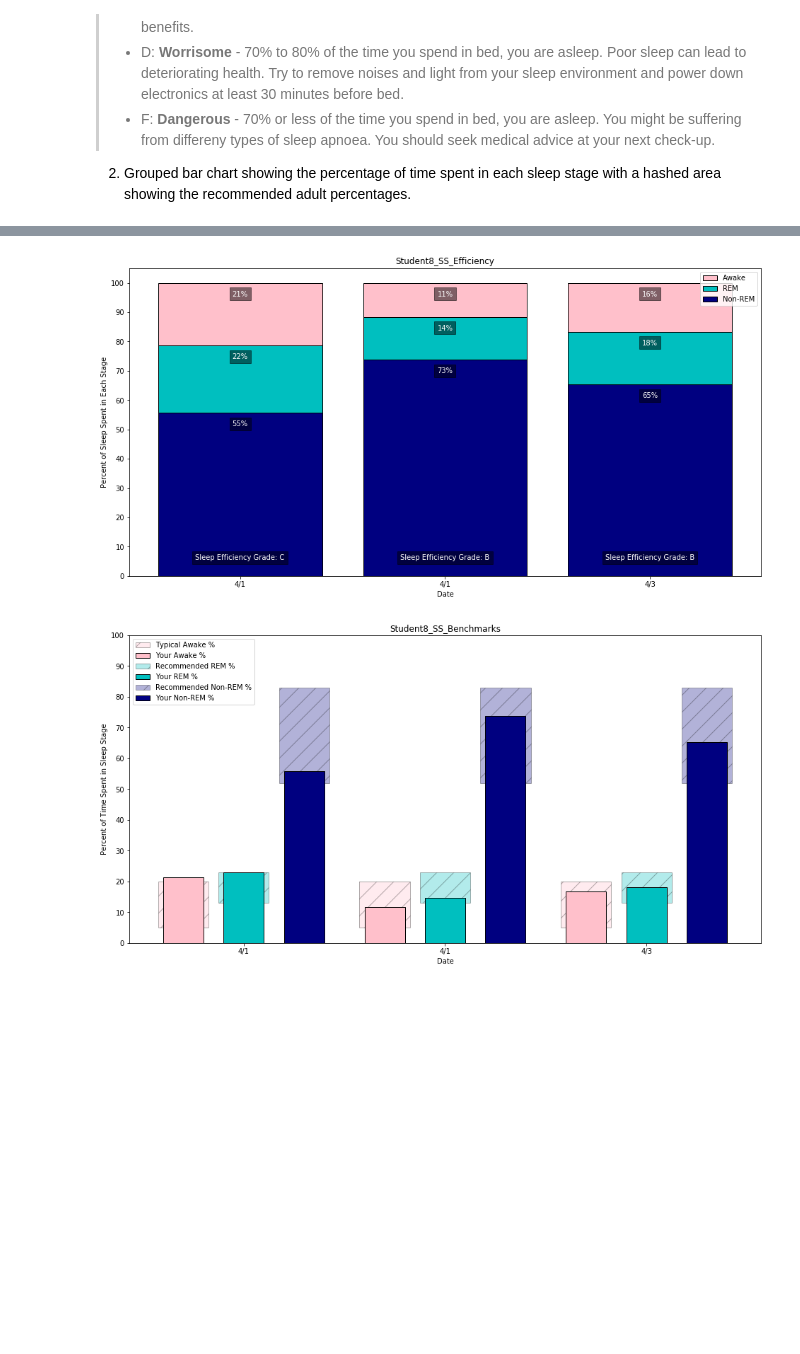
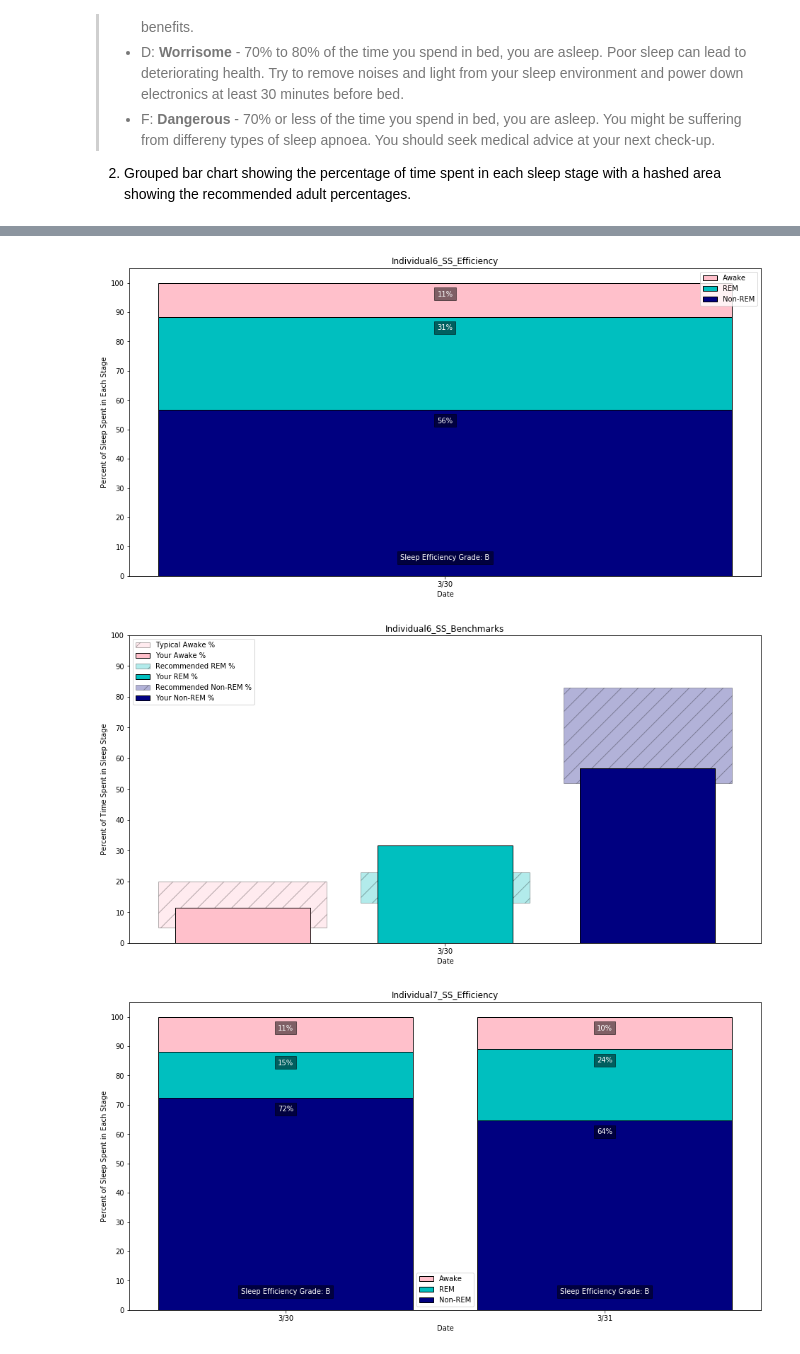
Before and after one commit to ccraddock/UT2000-SummerDashboard, a Jupyter notebook: UT2000_SummerDashboard_MasterNotebook.ipynb, the cells around one changed output, grey strips where cells are left out. Saved outputs shown, nothing was run; the diff lists cells and outputs as text; code cells hidden in the pictures; blank space fills up the shorter version.

Commit message:
Reran main module so figures were generated

```diff
--- a/UT2000_SummerDashboard_MasterNotebook.ipynb
+++ b/UT2000_SummerDashboard_MasterNotebook.ipynb
@@ -27,7 +27,7 @@ In the code cell are variables that can be tuned based on the deployment, they a
 The start and end dates are defaulted to the earliest and latest dates, respectively, given in the description above.
 # %%
 student_list = np.arange(2,10,1)
-start_date = '04/01/2019'
+start_date = '03/30/2019'
 end_date = '04/04/2019'
 # Getting the number of hours
 time_diff = datetime.strptime(end_date, '%m/%d/%Y') - datetime.strptime(start_date, '%m/%d/%Y')
@@ -45,8 +45,8 @@
 
 $^1$Temperature and Relative Humidity are imported together and stored in the same dataframe. Collectively, they are referred to as "thermal comfort"
 # %%
-TC_byStudent = pd.Series()
-Concentration_byStudent = pd.Series()
+TC_byInd = pd.Series()
+Concentration_byInd = pd.Series()
 for n in student_list:
     print()
     print('Importing IEQ Data for: Student',n)
@@ -55,7 +55,7 @@ for n in student_list:
     if len(TC_temp) < 5*num_hours: # We should get at least 5 data points per hour
         print('\tInsufficient Data - not importing')
     else:
-        TC_byStudent['Student' + str(n)] = TC_temp
+        TC_byInd['Individual' + str(n)] = TC_temp
         print('\tImport Complete')
 
     print('\nImporting PM2.5 Concentration Data...')
@@ -63,7 +63,7 @@ for n in student_list:
     if len(Concentration_temp) < 5*num_hours: # We should get at least 5 data points per hour
         print('\tInsufficient Data - not importing')
     else:
-        Concentration_byStudent['Student' + str(n)] = Concentration_temp
+        Concentration_byInd['Individual' + str(n)] = Concentration_temp
         print('\tImport Complete')
 # %% [output]
 Importing IEQ Data for: Student 2
@@ -94,6 +94,6 @@ Both datasets are imported below in the code cell.
 SS_byInd = pd.Series()
 PSQ_byInd = pd.Series()
 for n in student_list:
-    print('Importing Sleep Quality Data for: Student',n)
-    SS_byInd['Student' + str(n)] = fitbitImport(str(n),'S' + str(n) + '_SleepStages.csv',['Time','ShortWakes','Stage_Label'],[1,3,4],start_date,end_date)
+    print('Importing Sleep Quality Data for: Individual',n)
+    SS_byInd['Individual' + str(n)] = fitbitImport(str(n),'S' + str(n) + '_SleepStages.csv',['Time','ShortWakes','Stage_Label'],[1,3,4],start_date,end_date)
 # %% [output]
@@ -126,12 +126,12 @@ There are three main PM2.5 Concentration figures:
 #### PM2.5 Concentration Profile
 # %%
 # Looping through all the imported data
-for name in Concentration_byStudent.index:
+for name in Concentration_byInd.index:
     ## Created new columns in the dataframe that store the month and date
-    Concentration_byStudent[name]['Month'] = Concentration_byStudent[name].index.month
-    Concentration_byStudent[name]['Day'] = Concentration_byStudent[name].index.day
+    Concentration_byInd[name]['Month'] = Concentration_byInd[name].index.month
+    Concentration_byInd[name]['Day'] = Concentration_byInd[name].index.day
     ## Splitting the dataframe by the month and day to get a dataframe per day
-    agg = Concentration_byStudent[name].groupby(['Month','Day'])
+    agg = Concentration_byInd[name].groupby(['Month','Day'])
 
     ## Looping through the individual's days of data and plotting
     index = 0
@@ -141,7 +141,7 @@ for name in Concentration_byStudent.index:
         ### Converting the group into a dataframe
         group = pd.DataFrame(data=group[1])
         ### Plotting Concentration profile
-        getFinePMTimeSeries(group.index,group['PM2.5'],'Concentration ($\mu$g/m$^3$)',index+1)
+        plotFinePMTimeSeries(group.index,group['PM2.5'],'Concentration ($\mu$g/m$^3$)',index+1)
         saveFigure(name + '_' + str(group.index[0].month) + str(group.index[0].day) + '_PM_Concentration','Figures/')
         ### Plotting AQI profile
         plotFinePMTimeSeries(group.index,getAQI(group['PM2.5']),'Air Quality Index',index+1)
@@ -195,9 +195,9 @@ for name in SS_byInd.index:
         SM_byInd[name] = getSleepMetrics(SS_byInd[name])
         SM_byInd[name] = getSleepEfficiencyGrade(SM_byInd[name])
         # Plot Percentages of Sleep Stages
-        getSleepStagePercentages(SM_byInd[name])
+        plotSleepStagePercentages(SM_byInd[name])
         saveFigure(name + '_SS_Efficiency','Figures/')
         # Plot Benchmarks for Sleep Stages
-        getSleepStageBenchmarks(SM_byInd[name])
+        plotSleepStageBenchmarks(SM_byInd[name])
         saveFigure(name + '_SS_Benchmarks','Figures/')
 # %% [output]
@@ -210,2 +210,3 @@ for name in SS_byInd.index:
-[figure, old version]
+[figure, new version]
-[figure, old version]
+[figure, new version]
+[figure, added]
```
Also changed, not shown: parts of 6 cells of this notebook, 56 other files.
